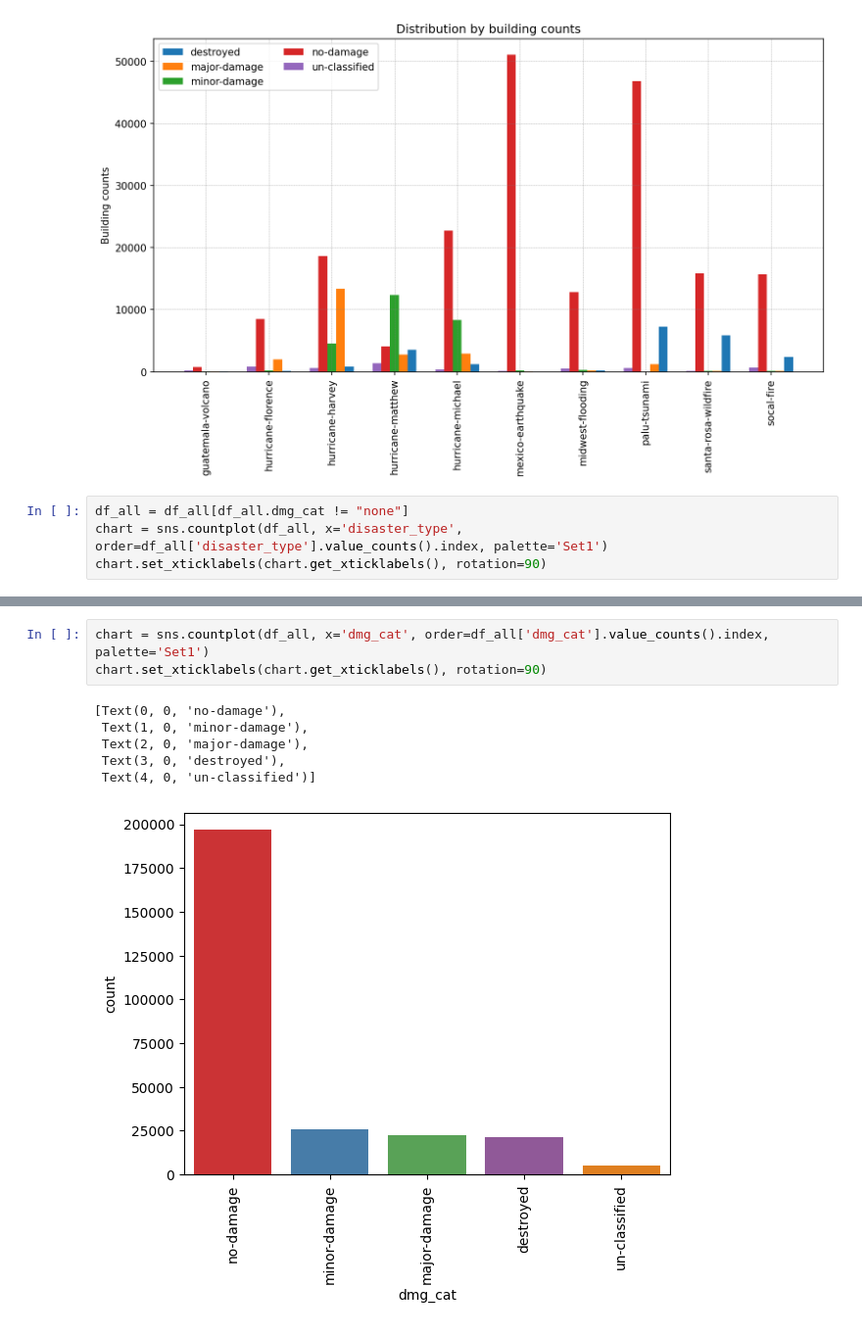
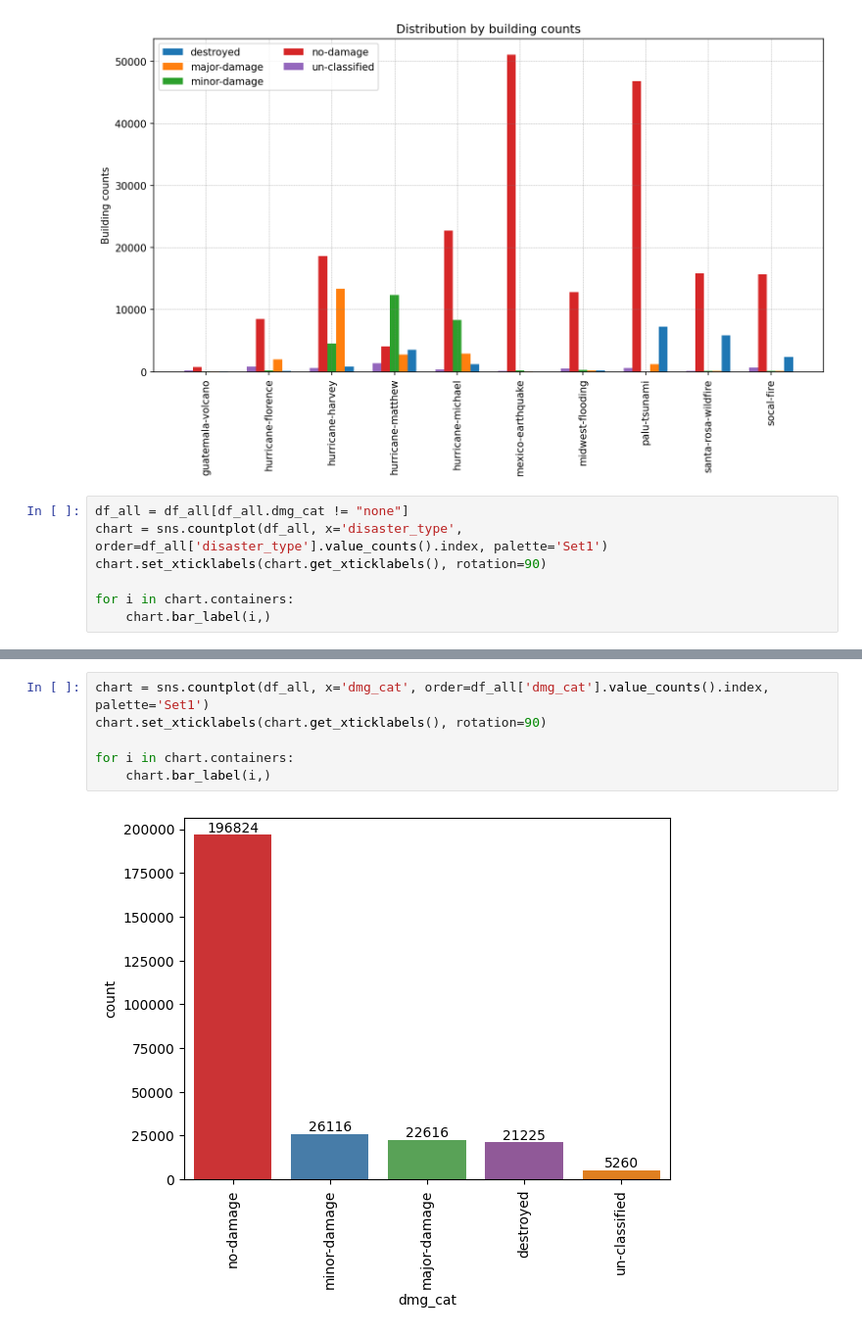
Before and after one commit to mrjakhi/SIADS-capstone-building-damage-detection-TEAM-GOONERS-, a Jupyter notebook: EDA.ipynb, the cells around one changed output, grey strips where cells are left out. Shown: that part at 98% size. Cells and saved outputs as stored; diff of their text form.

```diff
--- a/EDA.ipynb
+++ b/EDA.ipynb
@@ -266,4 +271,7 @@ plt.show()
 df_all = df_all[df_all.dmg_cat != "none"]
 chart = sns.countplot(df_all, x='disaster_type', order=df_all['disaster_type'].value_counts().index, palette='Set1')
 chart.set_xticklabels(chart.get_xticklabels(), rotation=90)
+
+for i in chart.containers:
+    chart.bar_label(i,)
 # %% [output]
@@ -277,10 +279,8 @@ chart.set_xticklabels(chart.get_xticklabels(), rotation=90)
 # %%
 chart = sns.countplot(df_all, x='dmg_cat', order=df_all['dmg_cat'].value_counts().index, palette='Set1')
 chart.set_xticklabels(chart.get_xticklabels(), rotation=90)
+
+for i in chart.containers:
+    chart.bar_label(i,)
 # %% [output]
-[Text(0, 0, 'no-damage'),
- Text(1, 0, 'minor-damage'),
- Text(2, 0, 'major-damage'),
- Text(3, 0, 'destroyed'),
- Text(4, 0, 'un-classified')]
-[figure, old version]
+[figure, new version]
```
Also changed, not shown: parts of 6 cells of this notebook.
